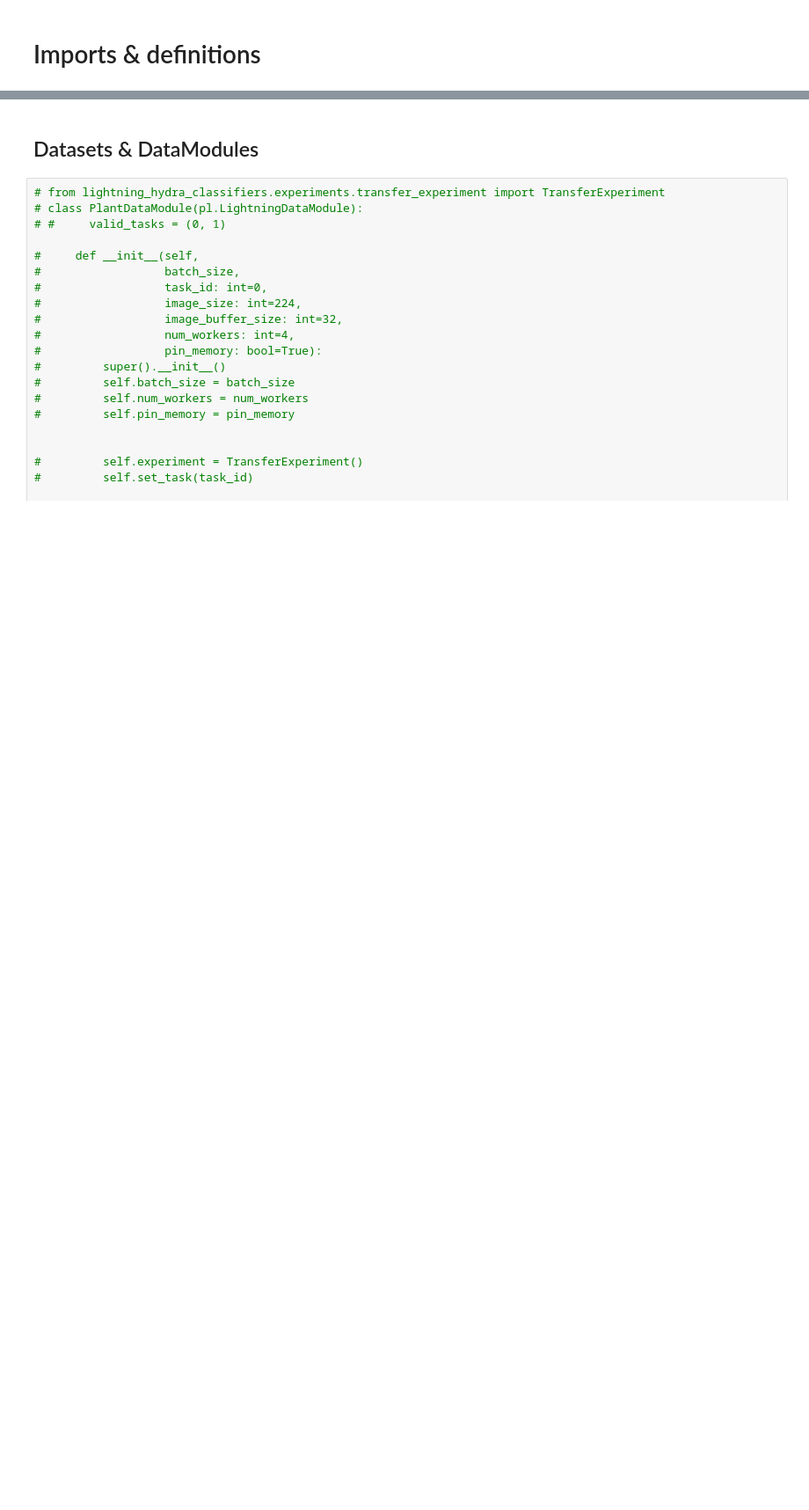
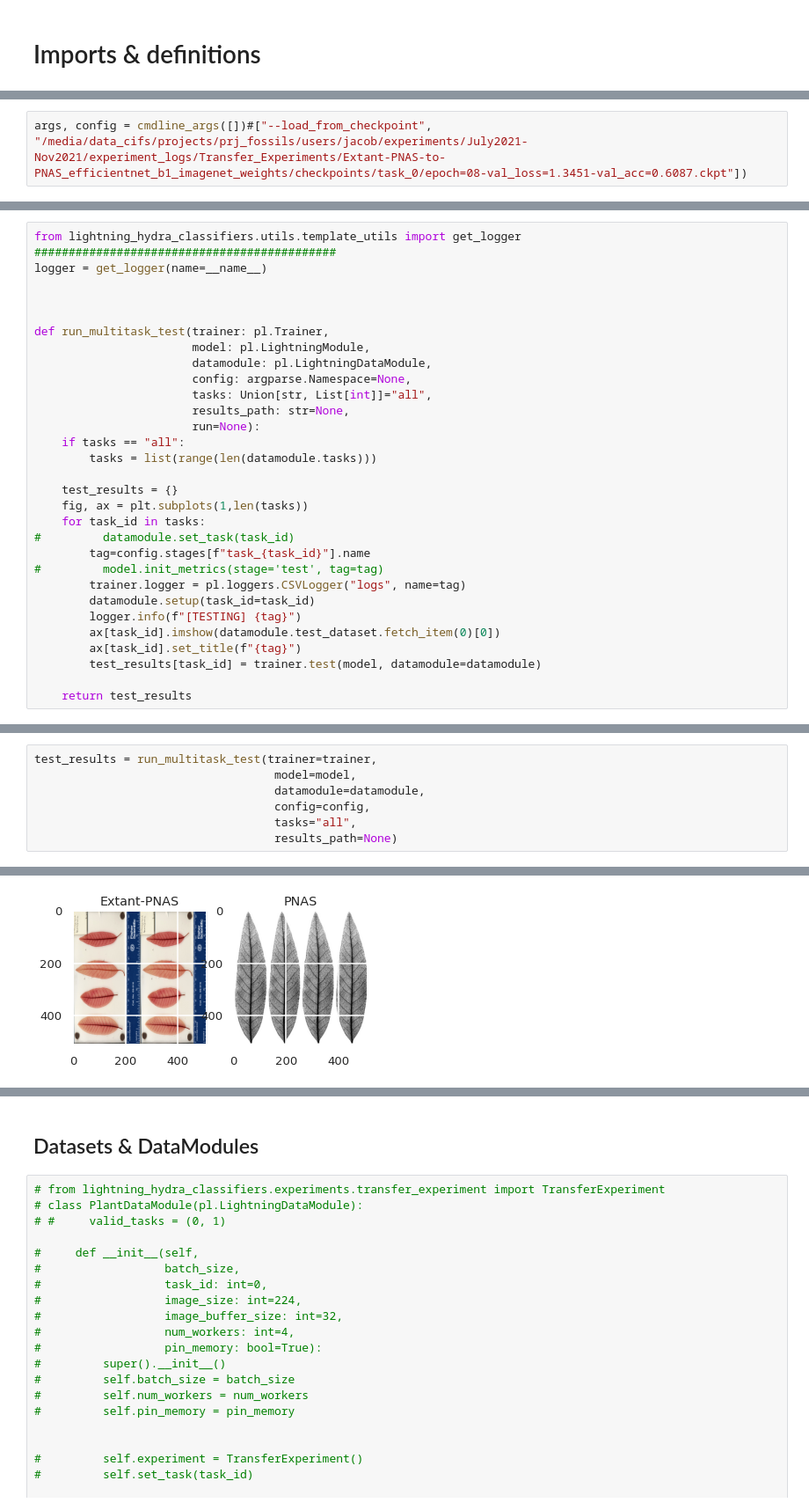
Before and after one commit to JacobARose/lightning-hydra-classifiers, a Jupyter notebook: notebooks/multi-task_model-train.ipynb, the cells around one changed output, grey strips where cells are left out. Shown at 88% size. Drawn from its saved outputs; the diff is of its cells as text; blank space fills up the shorter version.

```diff
--- a/notebooks/multi-task_model-train.ipynb
+++ b/notebooks/multi-task_model-train.ipynb
@@ -47,0 +374,2 @@ from lightning_hydra_classifiers.scripts.train_multitask import PlantDataModule,
+# %%
+args, config = cmdline_args([])#["--load_from_checkpoint", "/media/data_cifs/projects/prj_fossils/users/jacob/experiments/July2021-Nov2021/experiment_logs/Transfer_Experiments/Extant-PNAS-to-PNAS_efficientnet_b1_imagenet_weights/checkpoints/task_0/epoch=08-val_loss=1.3451-val_acc=0.6087.ckpt"])
@@ -47,0 +389,31 @@ from lightning_hydra_classifiers.scripts.train_multitask import PlantDataModule,
+# %%
+from lightning_hydra_classifiers.utils.template_utils import get_logger
+############################################
+logger = get_logger(name=__name__)
+
+
+
+def run_multitask_test(trainer: pl.Trainer,
+                       model: pl.LightningModule,
+                       datamodule: pl.LightningDataModule,
+                       config: argparse.Namespace=None,
+                       tasks: Union[str, List[int]]="all",
+                       results_path: str=None,
+                       run=None):
+    if tasks == "all":
+        tasks = list(range(len(datamodule.tasks)))
+
+    test_results = {}
+    fig, ax = plt.subplots(1,len(tasks))
+    for task_id in tasks:
+#         datamodule.set_task(task_id)
+        tag=config.stages[f"task_{task_id}"].name
+#         model.init_metrics(stage='test', tag=tag)
+        trainer.logger = pl.loggers.CSVLogger("logs", name=tag)
+        datamodule.setup(task_id=task_id)
+        logger.info(f"[TESTING] {tag}")
+        ax[task_id].imshow(datamodule.test_dataset.fetch_item(0)[0])
+        ax[task_id].set_title(f"{tag}")
+        test_results[task_id] = trainer.test(model, datamodule=datamodule)
+
+    return test_results
@@ -47,0 +463,8 @@ from lightning_hydra_classifiers.scripts.train_multitask import PlantDataModule,
+# %%
+test_results = run_multitask_test(trainer=trainer,
+                                   model=model,
+                                   datamodule=datamodule,
+                                   config=config,
+                                   tasks="all",
+                                   results_path=None)
+# %% [output]
@@ -47,0 +501 @@ from lightning_hydra_classifiers.scripts.train_multitask import PlantDataModule,
+[figure, added]
```
Also changed, not shown: parts of 63 cells of this notebook.
